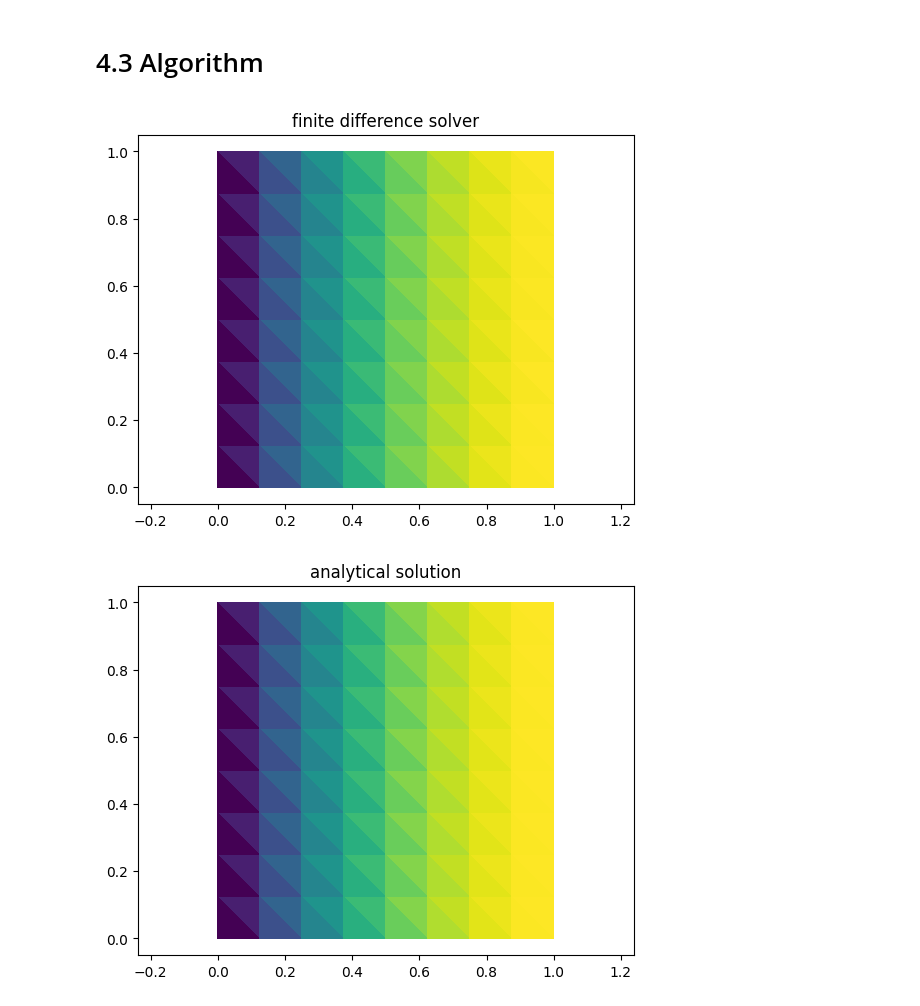
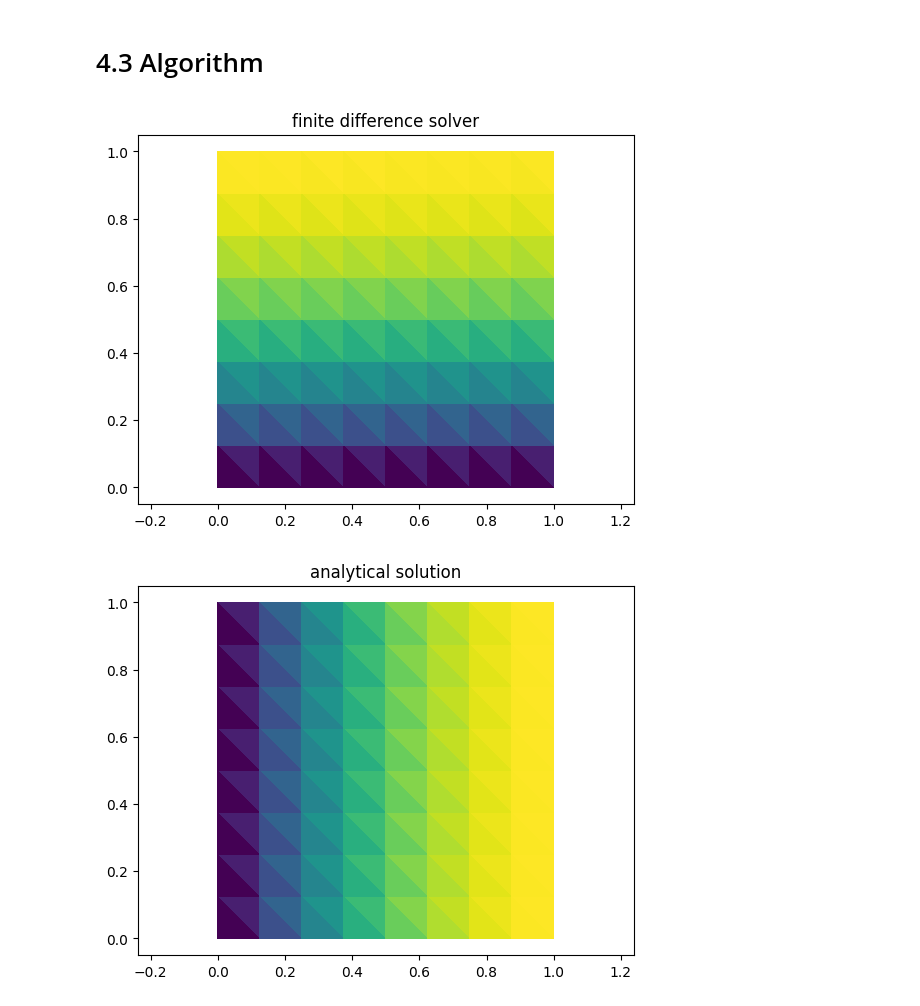
Before and after one commit to 000rla/Numerics_assignment_2, a Jupyter notebook: exercises.ipynb, the cells around one changed output. Saved outputs shown, nothing was run; the diff lists cells and outputs as text; code cells hidden in the pictures.

```diff
--- a/exercises.ipynb
+++ b/exercises.ipynb
@@ -495,12 +495,14 @@ def test_force():
                            t["ans"]), f"element\n {t['xe']} with answer\n {t['ans']} is broken"
 
 test_force()
-# %%
-def source_function(x):
-    return 1
-
-def psi_analytical(x):
-    return x*(1-x/2)
+# %%
+def source_function(x):
+    # return 2*x[0]*(x[0]-2)*(3*x[1]**2-3*x[1]+.5)+x[1]**2*(x[1]-1)**2
+    return 1
+
+def psi_analytical(x):
+    # return x[0]*(1-x[0]/2)+x[1]**2*(1-x[1])**2
+    return x[0]*(1-x[0]/2)
 # %%
 def generate_2d_grid(Nx):
     Nnodes = Nx+1
@@ -536,14 +538,25 @@ def generate_2d_grid(Nx):
 Nx=8
 
 nodes, IEN, ID, boundary_nodes=generate_2d_grid(Nx)
-boundary_nodes=[0,9,18,27,36,45,54,63,72,81]
+# boundary_nodes=[0,9,18,27,36,45,54,63,72,81]
+#boundary_nodes=[0,Nx+1]
+boundaries = dict()
 n_eq = 0
-for i in range(len(nodes[:, 1])):
-    if i in boundary_nodes:
-        ID[i] = -1
+# for i in range(len(nodes[:, 1])):
+#     if i in boundary_nodes:
+#         ID[i] = -1
+#     else:
+#         ID[i] = n_eq
+#         n_eq += 1
+for nID in range(len(nodes)):
+    if np.allclose(nodes[nID, 1], 0):
+        ID[nID] = -1
+        boundaries[nID] = 0 # Dirichlet BC
     else:
-        ID[i] = n_eq
+        ID[nID] = n_eq
         n_eq += 1
+        if ( (np.allclose(nodes[nID, 0], 0)) or (np.allclose(nodes[nID, 0], 1)) or (np.allclose(nodes[nID, 1], 1)) ):
+                boundaries[nID] = 0 # Neumann BC
 
 N_equations = np.max(ID)+1
 N_elements = IEN.shape[0]
@@ -566,35 +579,35 @@ for e in range(N_elements):
     f_e = force_2d(nodes[:,IEN[e,:]], source_function)
     for a in range(3):
         A = LM[a, e]
         for b in range(3):
             B = LM[b, e]
             if (A >= 0) and (B >= 0):
                 K[A, B] += k_e[a, b]
         if (A >= 0):
             F[A] += f_e[a]
 
 # Solve
 Psi_interior = np.linalg.solve(K, F)
 Psi_A = np.zeros(N_nodes)
 for n in range(N_nodes):
     if ID[n] >= 0: # Otherwise Psi should be zero, and we've initialized that already.
         Psi_A[n] = Psi_interior[ID[n]]
 
 plt.tripcolor(nodes[0,:], nodes[1,:], Psi_A, triangles=IEN)
 # plt.scatter(nodes[:,0], nodes[:,1],c=Psi_A)
 #plt.plot(nodes[boundary_nodes, 0], nodes[boundary_nodes, 1], 'ro')
 plt.axis('equal')
 plt.title('finite difference solver')
 plt.show()
 
-z=psi_analytical(nodes[0])
+z=psi_analytical(nodes)
 
 plt.tripcolor(nodes[0], nodes[1],z, triangles=IEN)
 plt.title('analytical solution')
 plt.axis('equal')
 plt.show()
 # %% [output]
-[figure, old version]
+[figure, new version]
 [figure]
 # %%
 def ians_example(S):
```
Also changed, not shown: parts of 3 cells of this notebook, 3 other files.
